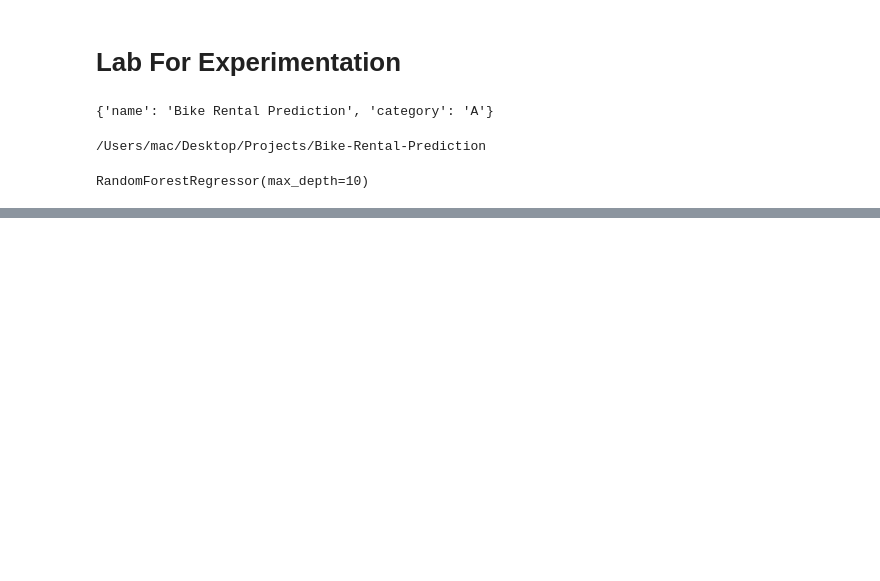
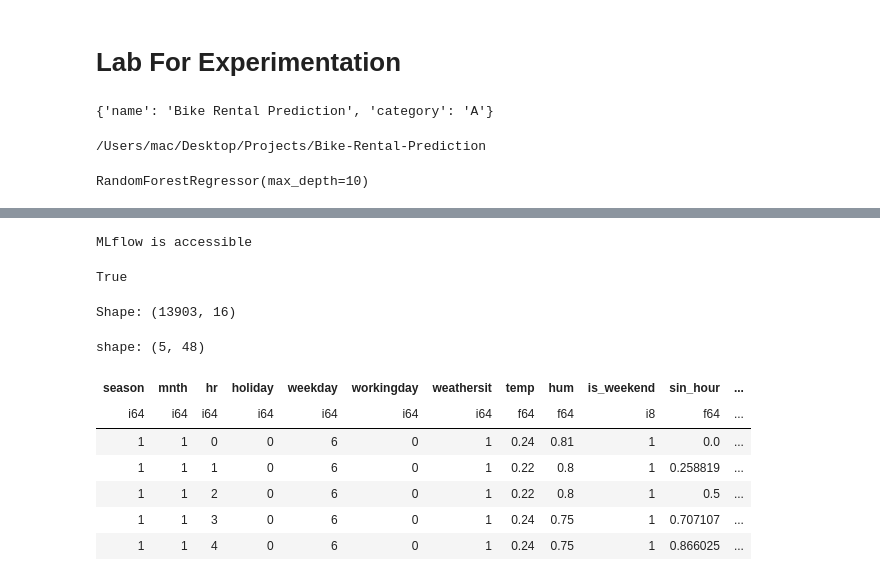
Before and after one commit to chineidu/Bike-Rental-Prediction, a Jupyter notebook: notebooks/00-lab.ipynb, the cells around one changed output, grey strips where cells are left out. Drawn from its saved outputs; the diff is of its cells as text; code cells hidden in the pictures; blank space fills up the shorter version.

```diff
--- a/notebooks/00-lab.ipynb
+++ b/notebooks/00-lab.ipynb
@@ -115,0 +127,63 @@ array([0.1258, 0.0944, 0.0799, 0.1148, 0.0847, 0.1147, 0.093 , 0.1077,
+# %%
+import httpx
+
+port: int = 5001
+url: str = f"http://localhost:{port}"
+
+
+def check_mlflow(url: str, timeout: float = 2.0) -> bool:
+    """
+    Check MLflow endpoint accessibility and handle common httpx errors.
+
+    Returns True if reachable (2xx), False otherwise.
+    """
+    try:
+        resp = httpx.get(url, timeout=timeout)
+        resp.raise_for_status()
+        console.print("[success]MLflow is accessible")
+        return True
+
+    except httpx.HTTPStatusError as e:
+        console.print(
+            f"[error]MLflow returned non-2xx status: {e.response.status_code} — {e}"
+        )
+        return False
+
+    except httpx.RequestError as e:
+        # covers ConnectError, ReadTimeout, etc.
+        console.print(f"[error]Network/connection error when contacting MLflow: {e}")
+        return False
+
+    except (MLFlowConnectionError, CustomError) as e:
+        console.print(f"[error]Project-specific MLflow error: {e}")
+        return False
+
+    except Exception as e:
+        console.print(f"[error]Unexpected error: {e}")
+        return False
+
+
+check_mlflow(url)
+# %% [output]
+MLflow is accessible
+True
+# %%
+fp: str = "../../../../Documents/data_dump/bike_data/database.parquet"
+data: pl.DataFrame = pl.read_parquet(fp)
+console.print(f"Shape: {data.shape}", style="info")
+
+feat_eng = FeatureEngineer()
+features_df: pl.DataFrame = feat_eng.create_all_features(
+    data=data, config=app_config.feature_config
+)
+features_df.head()
+# %% [output]
+Shape: (13903, 16)
+shape: (5, 48)
+| season | mnth | hr | holiday | weekday | workingday | weathersit | temp | hum | is_weekend | sin_hour | ... |
+| i64 | i64 | i64 | i64 | i64 | i64 | i64 | f64 | f64 | i8 | f64 | ... |
+| 1 | 1 | 0 | 0 | 6 | 0 | 1 | 0.24 | 0.81 | 1 | 0.0 | ... |
+| 1 | 1 | 1 | 0 | 6 | 0 | 1 | 0.22 | 0.8 | 1 | 0.258819 | ... |
+| 1 | 1 | 2 | 0 | 6 | 0 | 1 | 0.22 | 0.8 | 1 | 0.5 | ... |
+| 1 | 1 | 3 | 0 | 6 | 0 | 1 | 0.24 | 0.75 | 1 | 0.707107 | ... |
+| 1 | 1 | 4 | 0 | 6 | 0 | 1 | 0.24 | 0.75 | 1 | 0.866025 | ... |
```
Also changed, not shown: parts of 5 cells of this notebook, 13 other files.
